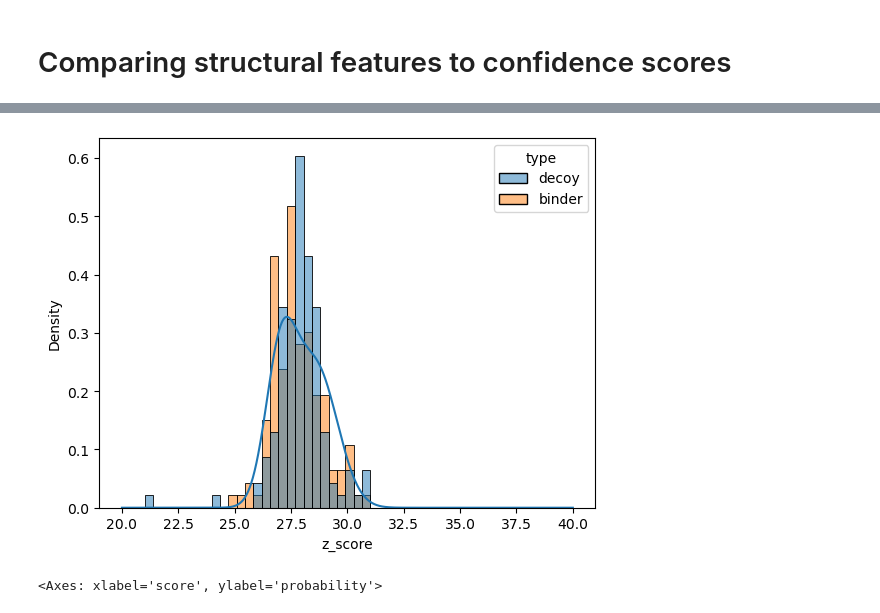
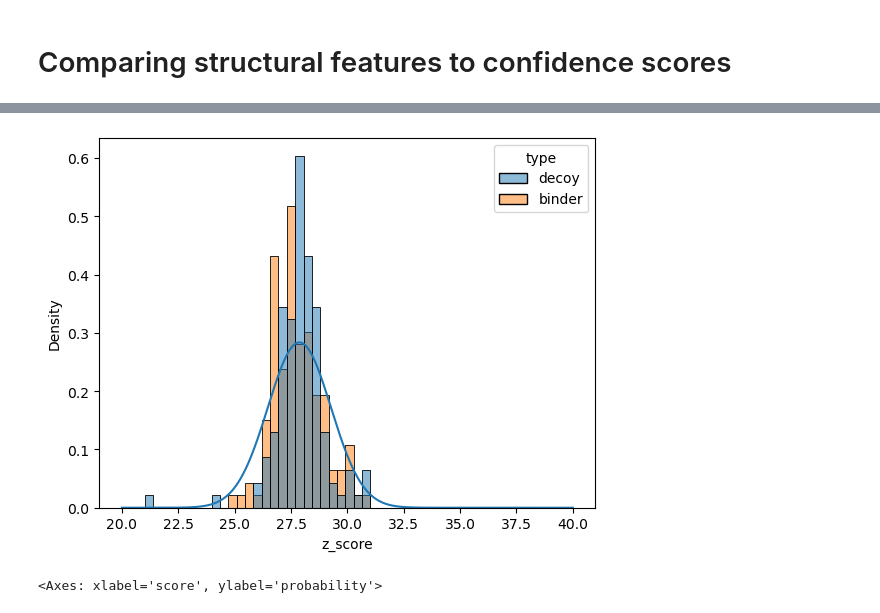
Before and after one commit to benjiemc/tcr-pmhc-predicted-structures, a Jupyter notebook: notebooks/compare_structural_features_to_confidence.ipynb, the cells around one changed output, grey strips where cells are left out. Drawn from its saved outputs; the diff is of its cells as text; code cells hidden in the pictures.

Commit message:
Parametrize structural distributions from available data

```diff
--- a/notebooks/compare_structural_features_to_confidence.ipynb
+++ b/notebooks/compare_structural_features_to_confidence.ipynb
@@ -29,0 +32,15 @@ structure_scores = entries.merge(
+# %%
+loc, scale = scipy.stats.norm.fit(structural_features['scanning_angle'])
+scanning_angle = scipy.stats.norm(loc=loc, scale=scale)
+
+ax = structural_features['scanning_angle'].plot.hist(density=True)
+
+x = np.linspace(*ax.get_xlim(), 1000)
+y = scanning_angle.pdf(x)
+
+plt.plot(x, y, '-')
+
+plt.xlabel('Scanning Angle (°)')
+plt.ylabel('Probability')
+
+plt.show()
@@ -54,15 +89,23 @@ plt.show()
 # %%
-def z_score(x: float | np.ndarray) -> float | np.ndarray:
-    means = [27.05, 28.62]
-    variances = [0.468, 0.908]
-    weights = [0.434, 0.566]
-
+def z_score(x: float | np.ndarray, means: np.ndarray, variances: np.ndarray, weights: np.ndarray) -> float | np.ndarray:
     pdfs = [
         w * scipy.stats.norm.pdf(x, loc=mu, scale=np.sqrt(var))
         for w, mu, var in zip(weights, means, variances, strict=True)
     ]
 
     return np.sum(pdfs, axis=0)
-
-
-structure_scores['z_score_probability'] = structure_scores['z_score'].apply(z_score)
+# %%
+gmm = sklearn.mixture.GaussianMixture(n_components=2)
+gmm.fit(structural_features['z_score'].to_numpy().reshape(-1, 1))
+
+ax = structural_features['z_score'].plot.hist(bins=150, density=True)
+
+x = np.linspace(*ax.get_xlim(), 1000)
+y = z_score(x, gmm.means_.flatten(), gmm.covariances_.flatten(), gmm.weights_.flatten())
+
+plt.plot(x, y, '-')
+
+plt.xlabel('Z-Distance (Å)')
+plt.ylabel('Probability')
+
+plt.show()
@@ -69,12 +114,16 @@ structure_scores['z_score_probability'] = structure_scores['z_score'].apply(z_sc
+# %%
+structure_scores['z_score_probability'] = structure_scores['z_score'].apply(
+    z_score, means=gmm.means_.flatten(), variances=gmm.covariances_.flatten(), weights=gmm.weights_.flatten()
+)
 # %%
 x = np.linspace(20, 40, 1000)
-plt.plot(x, z_score(x))
+plt.plot(x, z_score(x, gmm.means_.flatten(), gmm.covariances_.flatten(), gmm.weights_.flatten()))
 
 sns.histplot(structure_scores, x='z_score', hue='type', stat='density', common_norm=False)
 
 plt.show()
 # %% [output]
-[figure, old version]
+[figure, new version]
 # %%
 contact_probabilities = pd.read_csv('../data/external/tcr_pmhc_contacts.csv')
 
```
Also changed, not shown: parts of 13 cells of this notebook, 3 other files.
